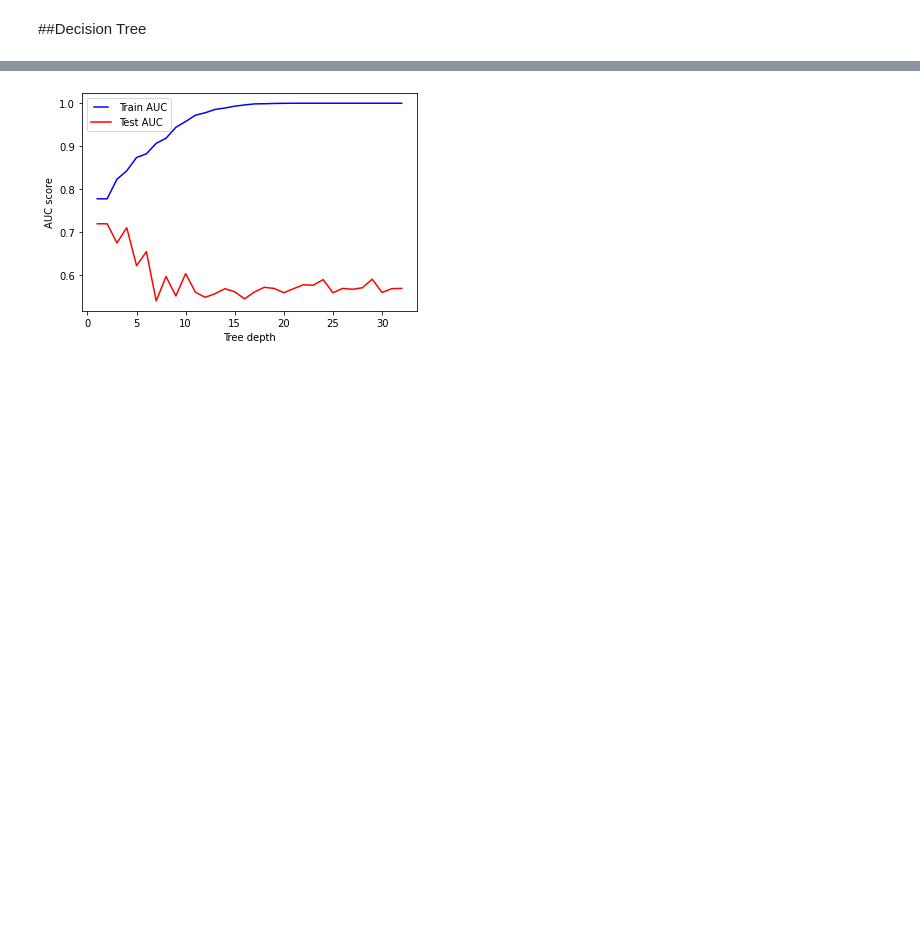
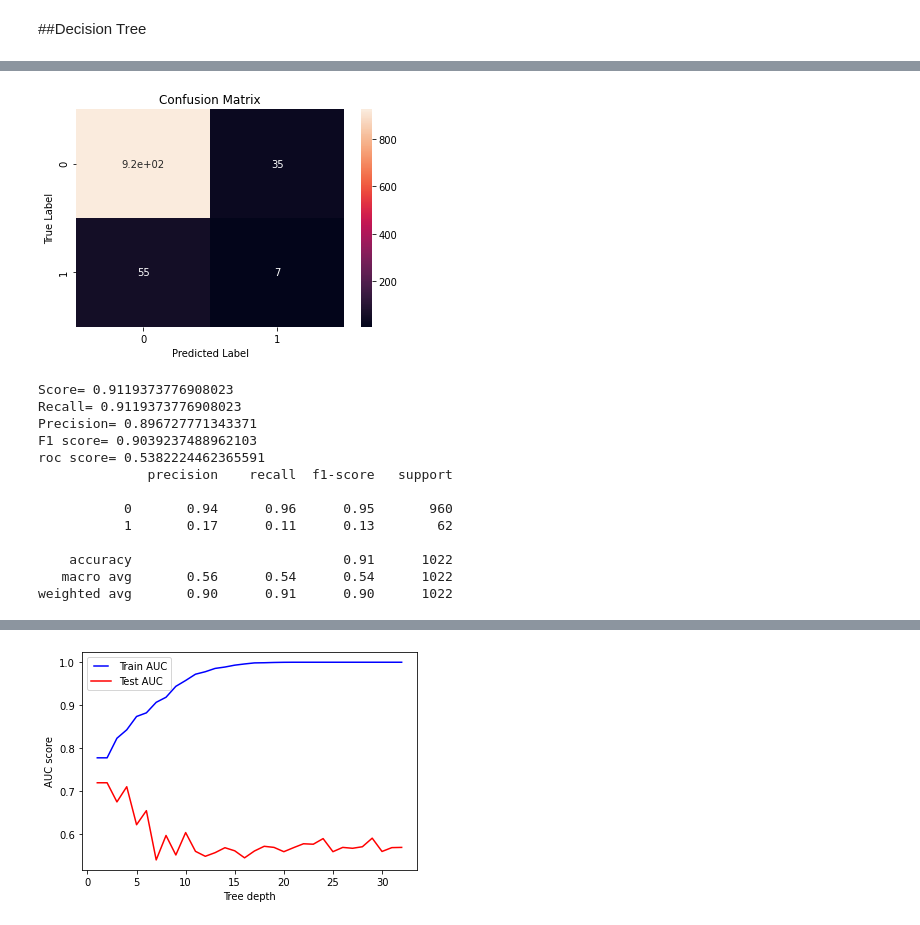
Before and after one commit to mihir3030/google-colab, a Jupyter notebook: Machine_Learning_Heart_Stroke_Predcition.ipynb, the cells around one changed output, grey strips where cells are left out. Saved outputs shown, nothing was run; the diff lists cells and outputs as text; code cells hidden in the pictures; blank space fills up the shorter version.

```diff
--- a/Machine_Learning_Heart_Stroke_Predcition.ipynb
+++ b/Machine_Learning_Heart_Stroke_Predcition.ipynb
@@ -921,3 +921,8 @@ weighted avg       0.89      0.90      0.90      1022
 ##Decision Tree
 # %%
 # from sklearn.metrics import roc_curve, auc
+# %%
+decision = DecisionTreeClassifier()
+tree_param = {'criterion':['gini','entropy'],'max_depth':[4,5,6,7,8,9,10,11,12,15,20,30,40,50,70,90,120,150]}
+gridsearch2 = GridSearchCV(decision, tree_param)
+gridsearch2.fit(X_train_smote, y_train_smote)
@@ -923,0 +963,19 @@ weighted avg       0.89      0.90      0.90      1022
+# %%
+tree= DecisionTreeClassifier(criterion= 'entropy', max_depth= 150)
+tree.fit(X_train_smote, y_train_smote)
+evaluate(tree, X_test, y_test)
+# %% [output]
+[figure, added]
+Score= 0.9119373776908023
+Recall= 0.9119373776908023
+Precision= 0.896727771343371
+F1 score= 0.9039237488962103
+roc score= 0.5382224462365591
+              precision    recall  f1-score   support
+
+           0       0.94      0.96      0.95       960
+           1       0.17      0.11      0.13        62
+
+    accuracy                           0.91      1022
+   macro avg       0.56      0.54      0.54      1022
+weighted avg       0.90      0.91      0.90      1022
```
Also changed, not shown: parts of 12 cells of this notebook.
